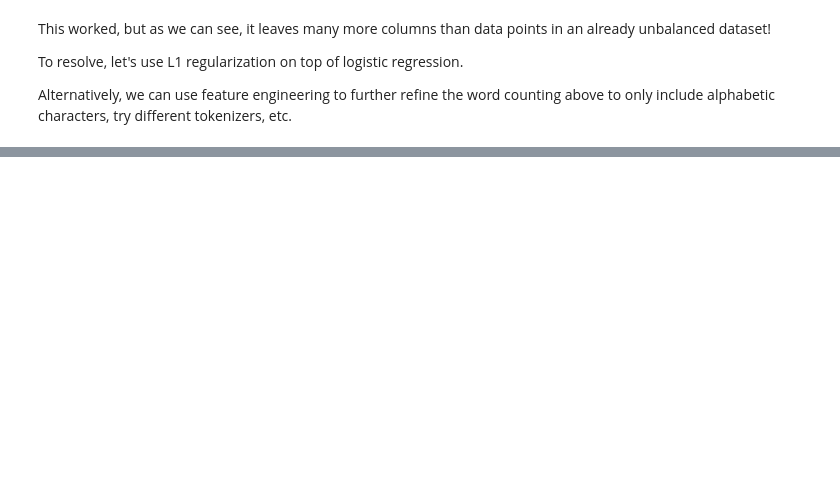
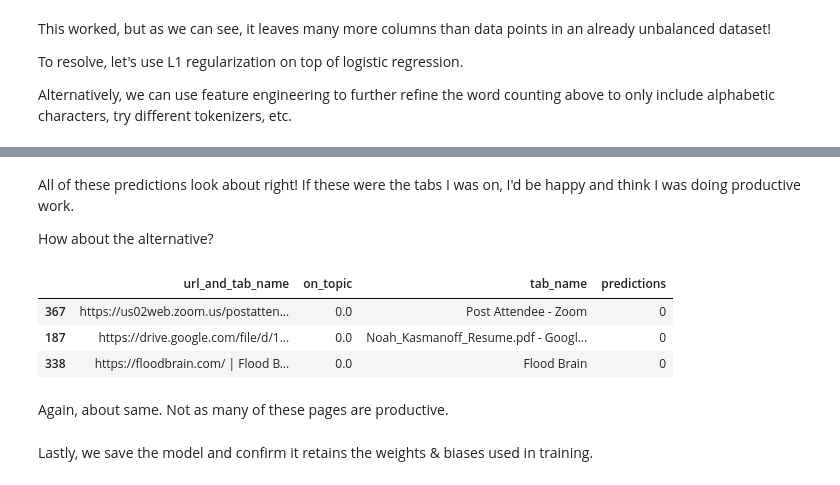
Before and after one commit to nkasmanoff/distraction-flagger-api, a Jupyter notebook: Train Focus Model with Scratch Components.ipynb, the cells around one changed output, grey strips where cells are left out. Cells and saved outputs as stored; diff of their text form; code cells hidden in the pictures; blank space fills up the shorter version.

```diff
--- a/Train Focus Model with Scratch Components.ipynb
+++ b/Train Focus Model with Scratch Components.ipynb
@@ -173,0 +200,15 @@ That should work in production! This was scratch, transferring this over to some
+# %% [markdown]
+All of these predictions look about right! If these were the tabs I was on, I'd be happy and think I was doing productive work.
+
+How about the alternative?
+# %%
+df[df['predictions'] == 0].sample(n=3)
+# %% [output]
+|  | url_and_tab_name | on_topic | tab_name | predictions |
+| 367 | https://us02web.zoom.us/postatten... | 0.0 | Post Attendee - Zoom | 0 |
+| 187 | https://drive.google.com/file/d/1... | 0.0 | Noah_Kasmanoff_Resume.pdf - Googl... | 0 |
+| 338 | https://floodbrain.com/ | Flood B... | 0.0 | Flood Brain | 0 |
+# %% [markdown]
+Again, about same. Not as many of these pages are productive.
+# %% [markdown]
+Lastly, we save the model and confirm it retains the weights & biases used in training.
```
Also changed, not shown: parts of 14 cells of this notebook, 7 other files.
